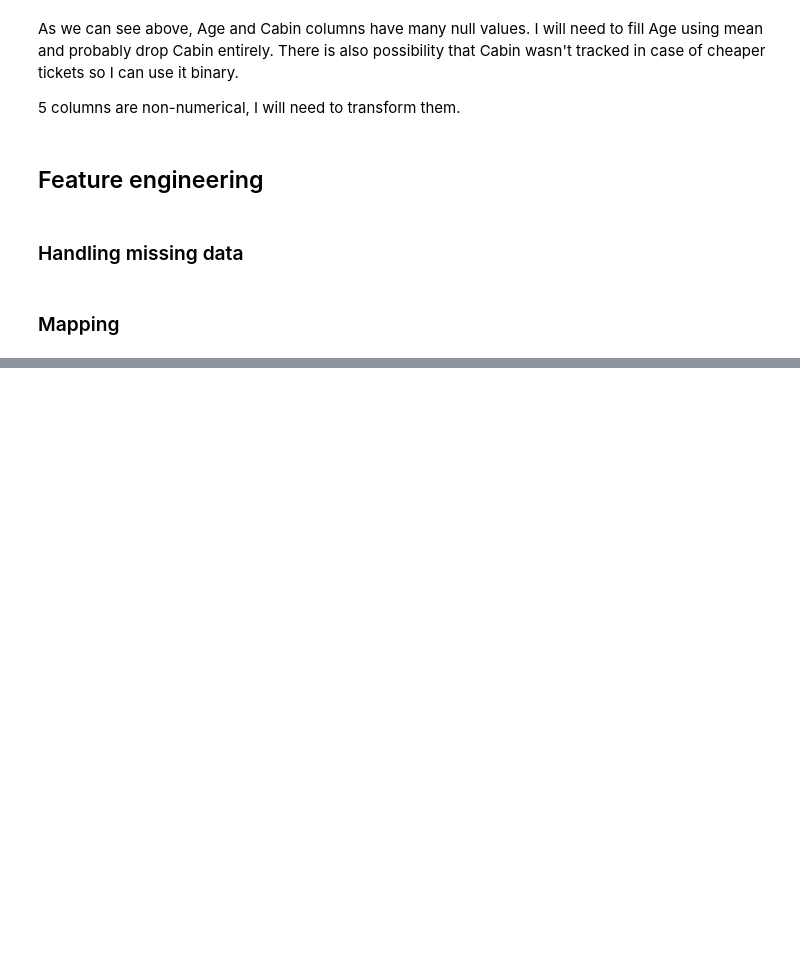
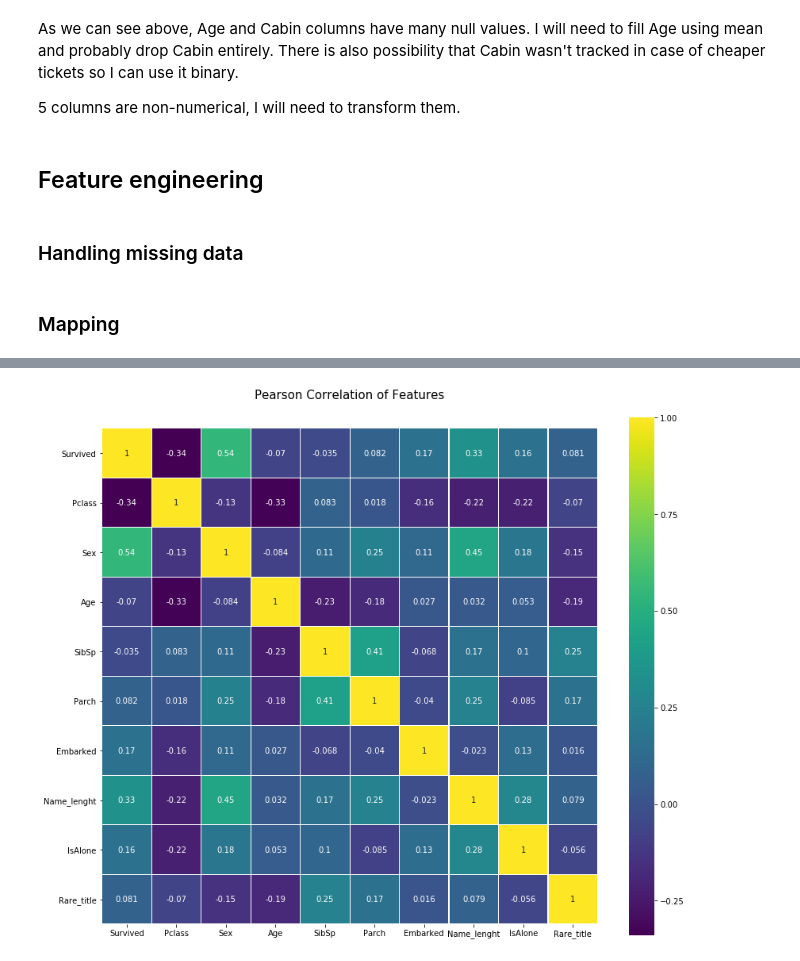
Before and after one commit to pmmilewski/titanic-survivors-kaggle, a Jupyter notebook: Titanic Survivors.ipynb, the cells around one changed output, grey strips where cells are left out. Cells and saved outputs as stored; diff of their text form; code cells hidden in the pictures; blank space fills up the shorter version.

```diff
--- a/Titanic Survivors.ipynb
+++ b/Titanic Survivors.ipynb
@@ -166,0 +294,12 @@ for data in datasets:
+# %%
+#Experimental drop of correlated features I will analyze outcome later
+norm_test.drop(['Has_Cabin', 'Fare', 'Family_size'],axis=1, inplace=True)
+norm_train.drop(['Has_Cabin', 'Fare', 'Family_size'],axis=1, inplace=True)
+# %%
+colormap = plt.cm.viridis
+plt.figure(figsize=(14,12))
+plt.title('Pearson Correlation of Features', y=1.05, size=15)
+sns.heatmap(norm_train.astype(float).corr(),linewidths=0.1,vmax=1.0, square=True, cmap=colormap, linecolor='white', annot=True)
+plt.show()
+# %% [output]
+[figure, added]
```
Also changed, not shown: parts of 63 cells of this notebook, 1 other file.
